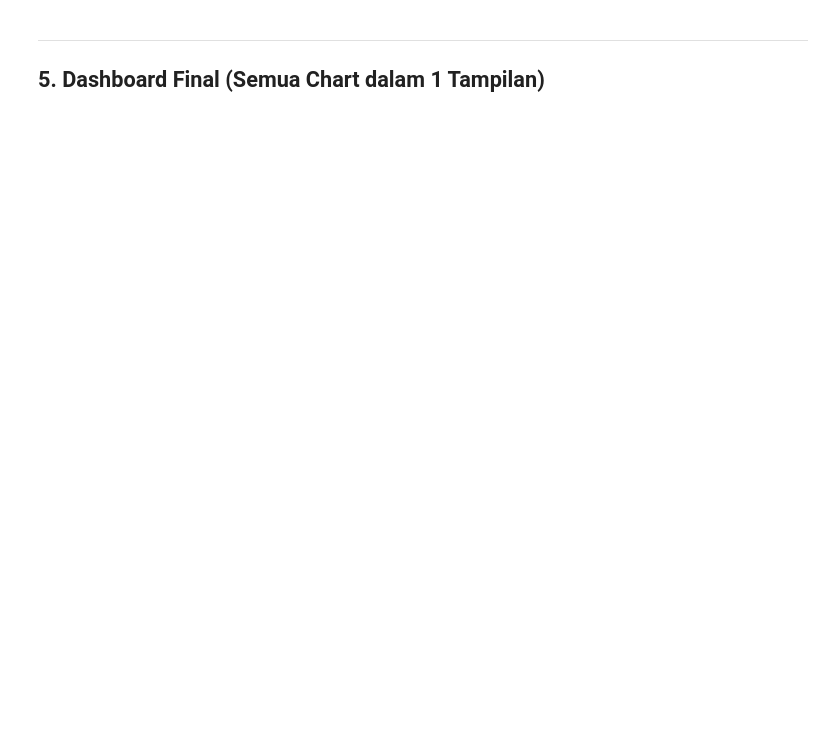
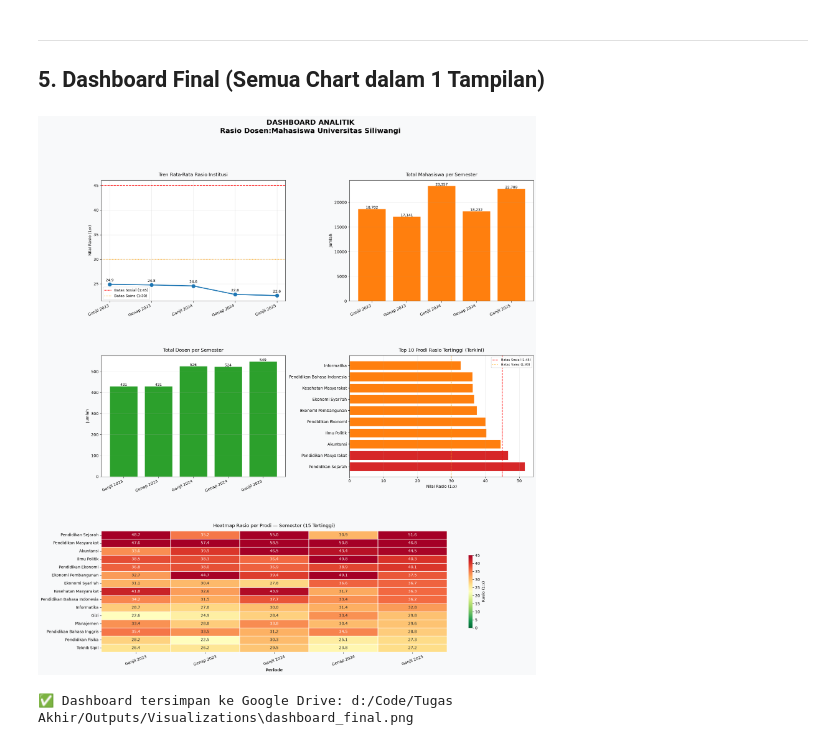
Before and after one commit to fauzinoorsyabani/Tugas-Akhir, a Jupyter notebook: Notebooks/Dashboard_Visualisasi.ipynb, the cells around one changed output. Saved outputs shown, nothing was run; the diff lists cells and outputs as text; code cells hidden in the pictures; blank space fills up the shorter version.

```diff
--- a/Notebooks/Dashboard_Visualisasi.ipynb
+++ b/Notebooks/Dashboard_Visualisasi.ipynb
@@ -231,7 +292,8 @@ fig.suptitle('DASHBOARD ANALITIK\nRasio Dosen:Mahasiswa Universitas Siliwangi',
 # Panel 1: Line tren institusi
 ax1 = fig.add_subplot(gs[0, 0])
 ax1.plot(range(len(inst)), inst['rata_rasio'], marker='o', color='#1f77b4', linewidth=2.5, markersize=9)
-ax1.axhline(45, color='red', linestyle='--', linewidth=1.5, label='Batas Dikti')
+ax1.axhline(45, color='red', linestyle='--', linewidth=1.5, label='Batas Sosial (1:45)')
+ax1.axhline(30, color='orange', linestyle=':', linewidth=1.5, label='Batas Sains (1:30)')
 ax1.set_title('Tren Rata-Rata Rasio Institusi', pad=10)
 ax1.set_xticks(range(len(inst))); ax1.set_xticklabels(PERIOD_ORDER, rotation=25, ha='right')
 ax1.set_ylabel('Nilai Rasio (1:x)'); ax1.legend(fontsize=9); ax1.grid(alpha=0.3)
@@ -243,34 +305,39 @@ ax2.bar(range(len(inst)), inst['total_mahasiswa'], color='#ff7f0e', edgecolor='w
 ax2.set_title('Total Mahasiswa per Semester', pad=10)
 ax2.set_xticks(range(len(inst))); ax2.set_xticklabels(PERIOD_ORDER, rotation=25, ha='right')
 ax2.set_ylabel('Jumlah'); ax2.grid(alpha=0.3, axis='y')
 for i, v in enumerate(inst['total_mahasiswa']): ax2.text(i, v+30, f'{int(v):,}', ha='center', fontsize=9)
 
 # Panel 3: Bar dosen
 ax3 = fig.add_subplot(gs[1, 0])
 ax3.bar(range(len(inst)), inst['total_dosen'], color='#2ca02c', edgecolor='white')
 ax3.set_title('Total Dosen per Semester', pad=10)
 ax3.set_xticks(range(len(inst))); ax3.set_xticklabels(PERIOD_ORDER, rotation=25, ha='right')
 ax3.set_ylabel('Jumlah'); ax3.grid(alpha=0.3, axis='y')
 for i, v in enumerate(inst['total_dosen']): ax3.text(i, v+1, f'{int(v):,}', ha='center', fontsize=9)
 
 # Panel 4: Bar rasio terbaru top 10
 ax4 = fig.add_subplot(gs[1, 1])
 top10 = df_latest.nlargest(10, 'nilai_rasio')
-clrs  = ['#d62728' if v > 45 else '#1f77b4' for v in top10['nilai_rasio']]
-ax4.barh(top10['nama_program_studi'], top10['nilai_rasio'], color=clrs)
-ax4.axvline(45, color='red', linestyle='--', linewidth=1.5)
+clrs  = ['#d62728' if v > 45 else '#ff7f0e' if v > 30 else '#1f77b4' for v in top10['nilai_rasio']]
+ax4.barh(top10['nama_program_studi'], top10['nilai_rasio'], color=clrs, edgecolor='white')
+ax4.axvline(45, color='red', linestyle='--', linewidth=1.5, label='Batas Sosial (1:45)')
+ax4.axvline(30, color='orange', linestyle=':', linewidth=1.5, label='Batas Sains (1:30)')
 ax4.set_title('Top 10 Prodi Rasio Tertinggi (Terkini)', pad=10)
 ax4.set_xlabel('Nilai Rasio (1:x)'); ax4.grid(alpha=0.3, axis='x')
+ax4.legend(fontsize=8)
 
 # Panel 5: Heatmap 15 prodi tertinggi
 ax5 = fig.add_subplot(gs[2, :])
 pivot_dash = pivot.head(15)
 sns.heatmap(pivot_dash, annot=True, fmt='.1f', cmap='RdYlGn_r', linewidths=0.3,
             cbar_kws={'label':'Rasio (1:x)', 'shrink':0.6}, ax=ax5, vmin=0, vmax=45)
-ax5.set_title('Heatmap Rasio per Prodi × Semester (15 Tertinggi)', pad=10)
+ax5.set_title('Heatmap Rasio per Prodi — Semester (15 Tertinggi)', pad=10)
 ax5.set_xlabel('Periode', fontweight='bold'); ax5.set_ylabel('')
 ax5.tick_params(axis='x', rotation=20); ax5.tick_params(axis='y', rotation=0)
 
 plt.savefig(os.path.join(PATH_VIZ, 'dashboard_final.png'), bbox_inches='tight', dpi=150, facecolor=fig.get_facecolor())
 plt.show()
 print('✅ Dashboard tersimpan ke Google Drive:', os.path.join(PATH_VIZ, 'dashboard_final.png'))
+# %% [output]
+[figure, added]
+✅ Dashboard tersimpan ke Google Drive: d:/Code/Tugas Akhir/Outputs/Visualizations\dashboard_final.png
```
Also changed, not shown: parts of 8 cells of this notebook, 50 other files.
